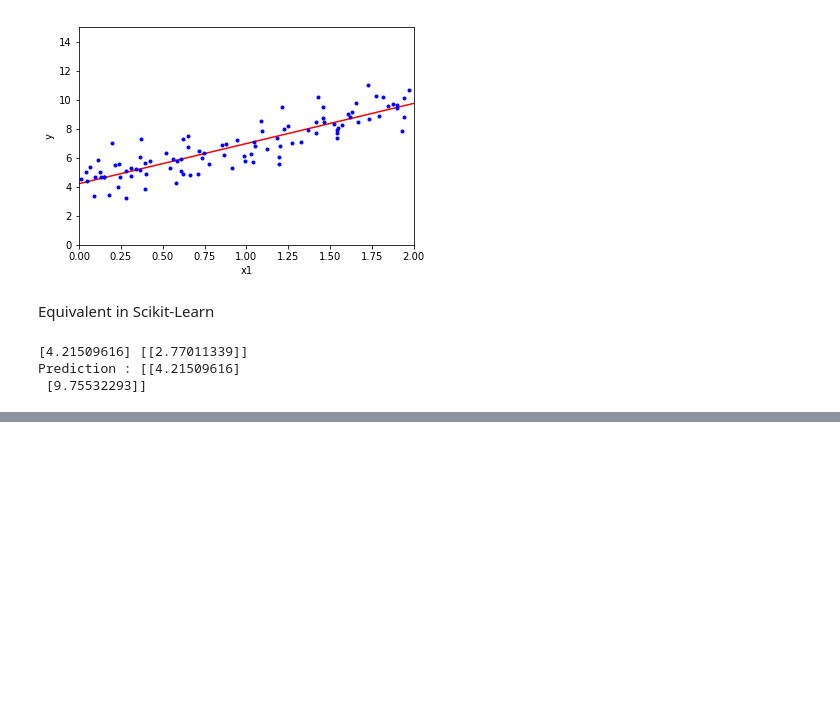
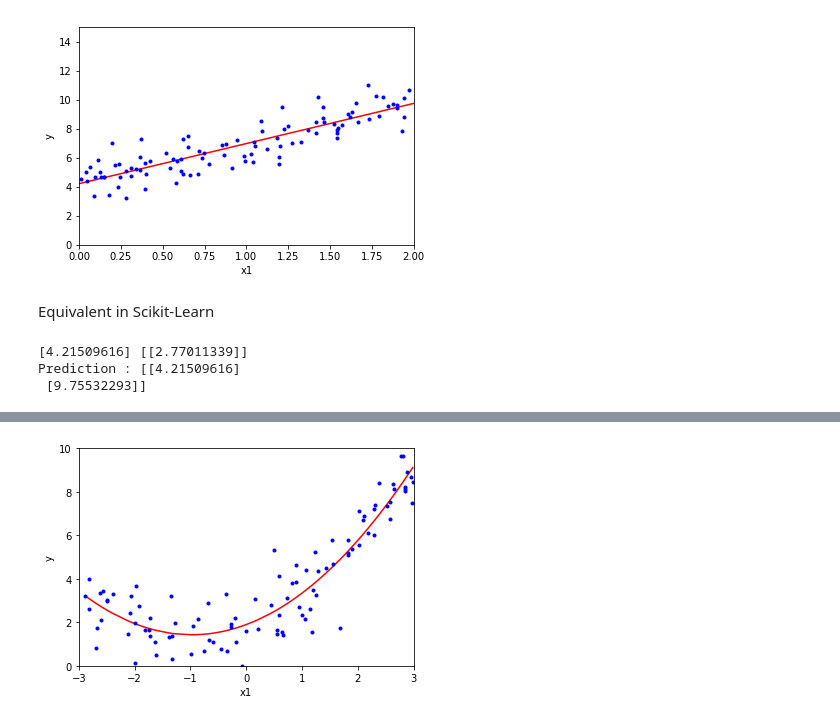
Before and after one commit to cvolcy/hands-on-mlbook, a Jupyter notebook: chapter_4.ipynb, the cells around one changed output, grey strips where cells are left out. Drawn from its saved outputs; the diff is of its cells as text; code cells hidden in the pictures; blank space fills up the shorter version.

```diff
--- a/chapter_4.ipynb
+++ b/chapter_4.ipynb
@@ -73,0 +173,14 @@ Prediction : [[4.21509616]
+# %%
+y_predict = (X**2).dot(lin_reg.coef_[0, 1]) + X.dot(lin_reg.coef_[0, 0]) + lin_reg.intercept_
+
+lists = sorted(zip(*[X, y_predict]))
+new_x, new_y = list(zip(*lists))
+
+plt.plot(new_x, new_y, "r")
+plt.plot(X, y, "b.")
+plt.axis([-3, 3, 0, 10])
+plt.xlabel("x1")
+plt.ylabel("y")
+plt.show()
+# %% [output]
+[figure, added]
```
Also changed, not shown: parts of 14 cells of this notebook, 1 other file.
